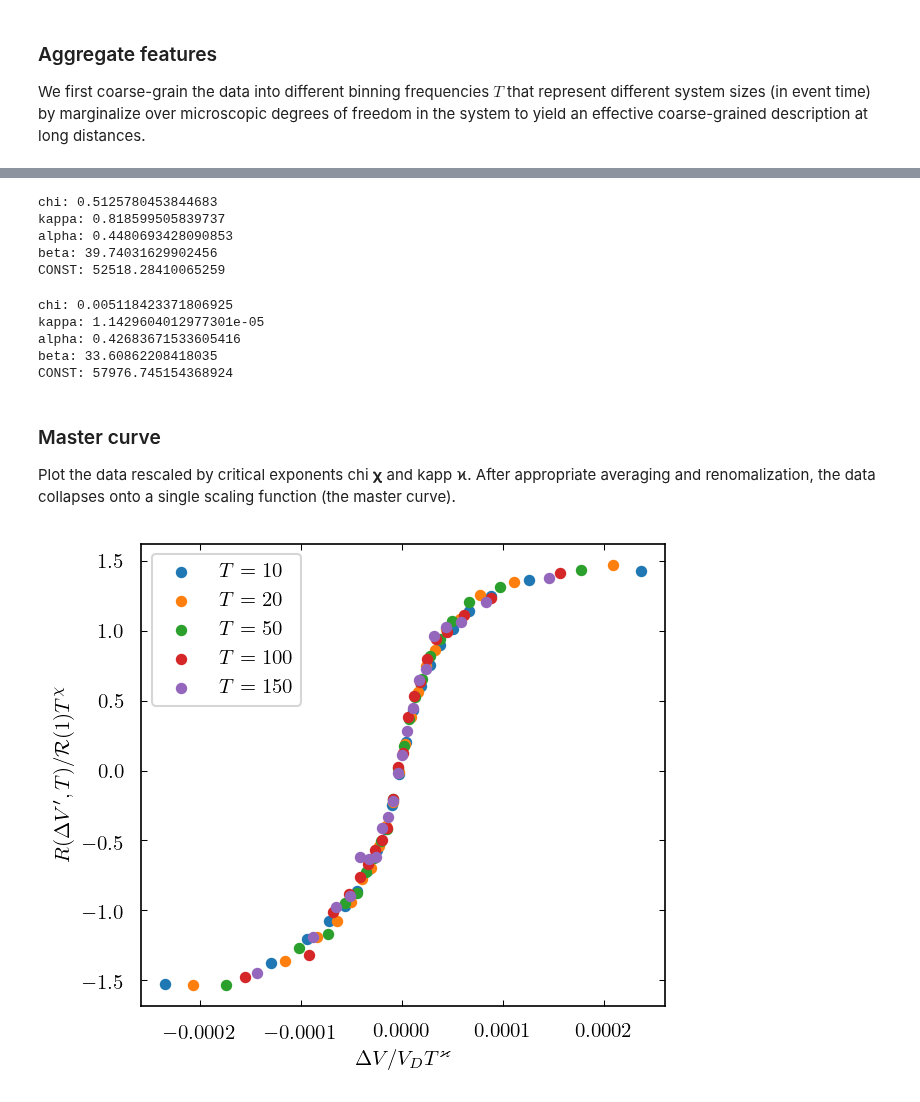
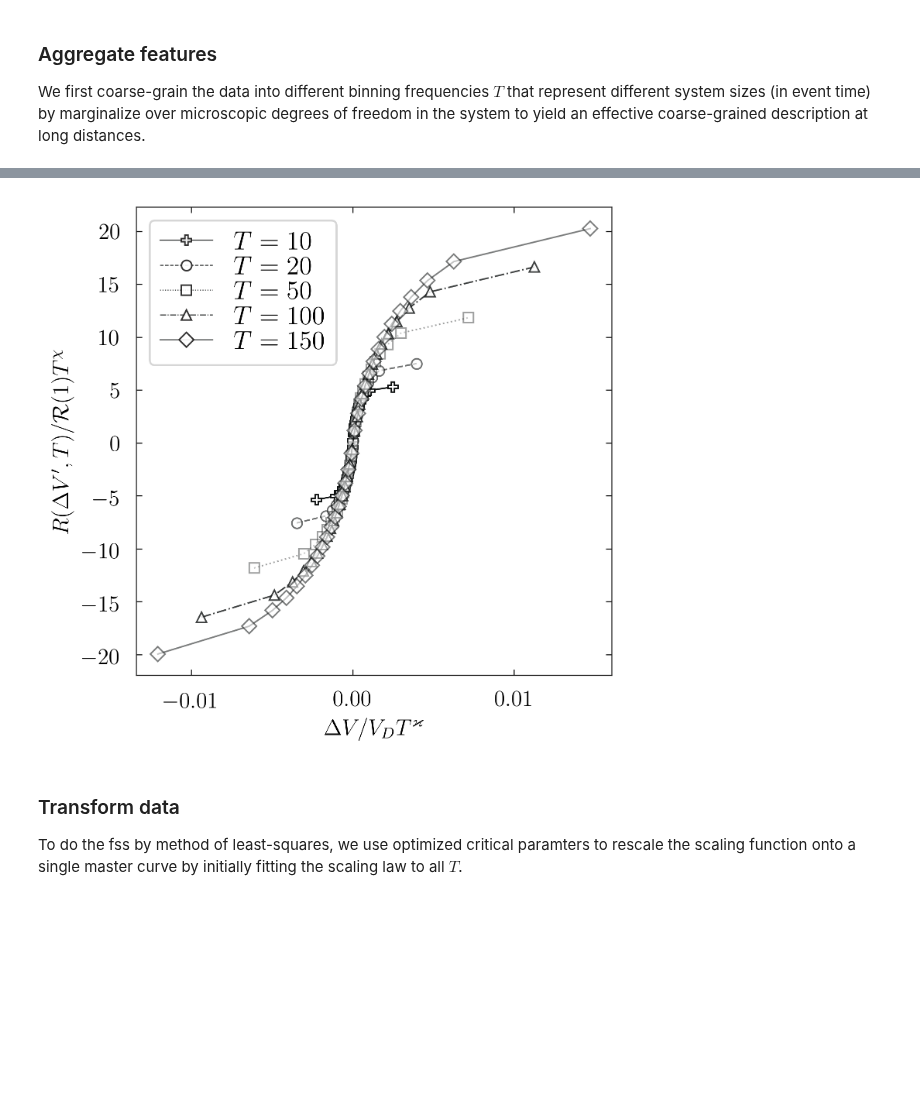
Before and after one commit to anabugaenko/liquidity, a Jupyter notebook: notebooks/MO/price_impact.ipynb, the cells around one changed output, grey strips where cells are left out. Cells and saved outputs as stored; diff of their text form; code cells hidden in the pictures; blank space fills up the shorter version.

```diff
--- a/notebooks/MO/price_impact.ipynb
+++ b/notebooks/MO/price_impact.ipynb
@@ -198,0 +237,8 @@ print(kappa)
+# %%
+# Prepare original data for fitting
+t_values = aggregate_impact_data['T'].values
+imbalance_values = aggregate_impact_data[imbalance_column].values
+r_values = aggregate_impact_data['R'].values
+
+# Fit data for all Ts
+params = fit_scaling_law(t_values, imbalance_values, r_values, reflect_y=False)
@@ -217,39 +258,10 @@ original_params = fit_scaling_law(T_values, imbalance_values, R_values, reflect_
-# %%
-# Retrieve initial optimized parameters
-chi, kappa, alpha, beta, CONST = original_params
-print(f'chi: {chi}')
-print(f'kappa: {kappa}')
-print(f'alpha: {alpha}')
-print(f'beta: {beta}')
-print(f'CONST: {CONST}')
-# %% [output]
-chi: 0.5125780453844683
-kappa: 0.818599505839737
-alpha: 0.4480693428090853
-beta: 39.74031629902456
-CONST: 52518.28410065259
-# %%
-# Transform original shape parameters 𝛼 and 𝛽 using found rescaling exponents chi 𝛘 and kapp ϰ
-rescaled_params, rescaled_data = transform(aggregate_impact_data, rescaling_params=original_params)
-
-# Retrieve rescaled parameters
-chi, kappa, alpha, beta, CONST = rescaled_params
-print(f'chi: {chi}')
-print(f'kappa: {kappa}')
-print(f'alpha: {alpha}')
-print(f'beta: {beta}')
-print(f'CONST: {CONST}')
-# %% [output]
-chi: 0.005118423371806925
-kappa: 1.1429604012977301e-05
-alpha: 0.42683671533605416
-beta: 33.60862208418035
-CONST: 57976.745154368924
-# %% [markdown]
-### Master curve
-Plot the data rescaled by critical exponents chi 𝛘 and kapp ϰ. After appropriate averaging and renomalization, the data collapses onto a single  scaling function (the master curve).
-# %%
-# Plot master curve
-plot_scaling_law(aggregate_impact_data=rescaled_data, observation_windows=OBSERVATION_WINDOWS, scaling_params=rescaled_params)
-# %% [output]
-[figure, removed]
+# %%
+plot_scaling_function(aggregate_impact_data, scaling_params=params,
+                  line_color=EBAY_COLORS.dark_color,
+                  markers_color="white",
+                  imbalance_column=imbalance_column)
+# %% [output]
+[figure, added]
+# %% [markdown]
+### Transform data
+To do the fss by method of least-squares, we use optimized critical paramters to rescale the scaling function onto a single master curve by initially fitting the scaling law to all $T$.
```
Also changed, not shown: parts of 28 cells of this notebook, 24 other files.
